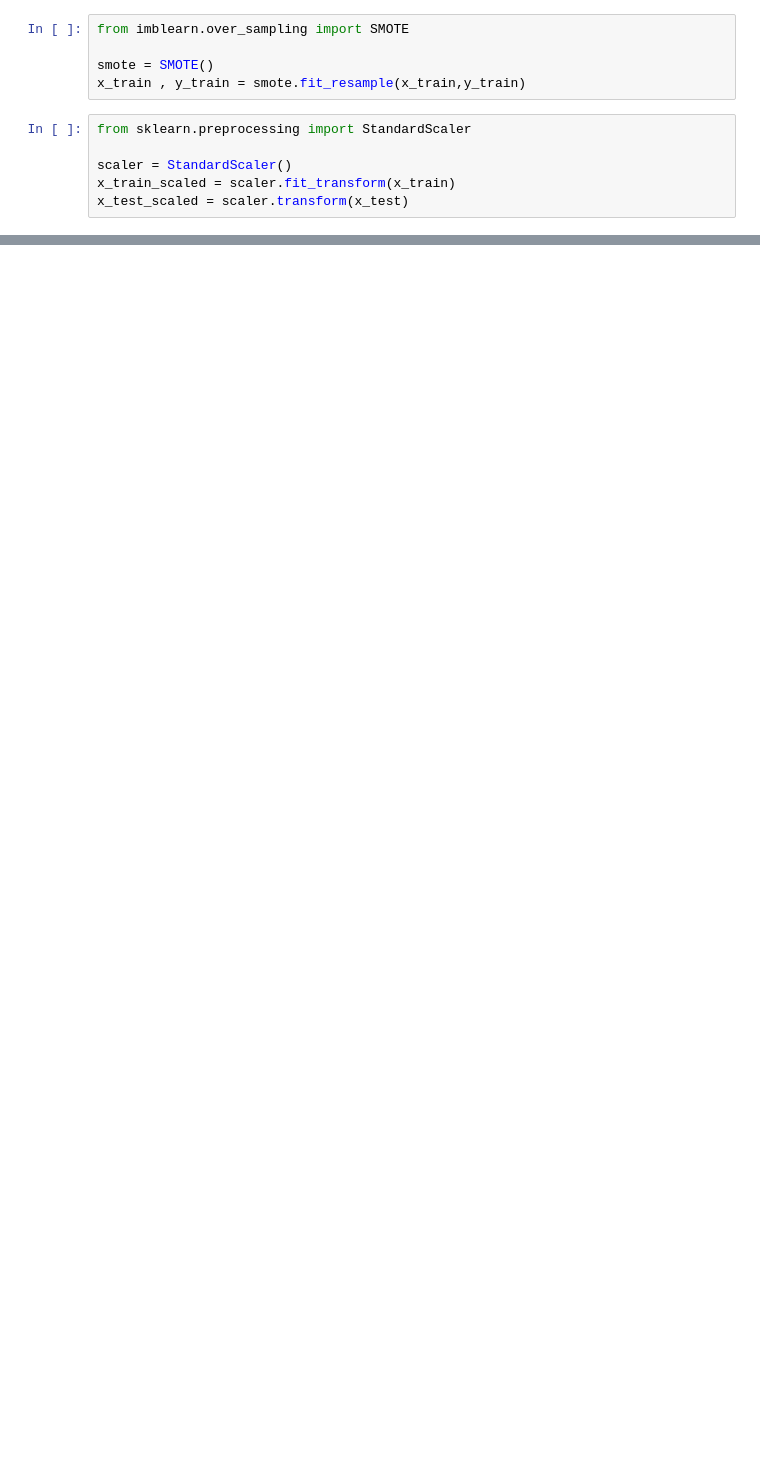
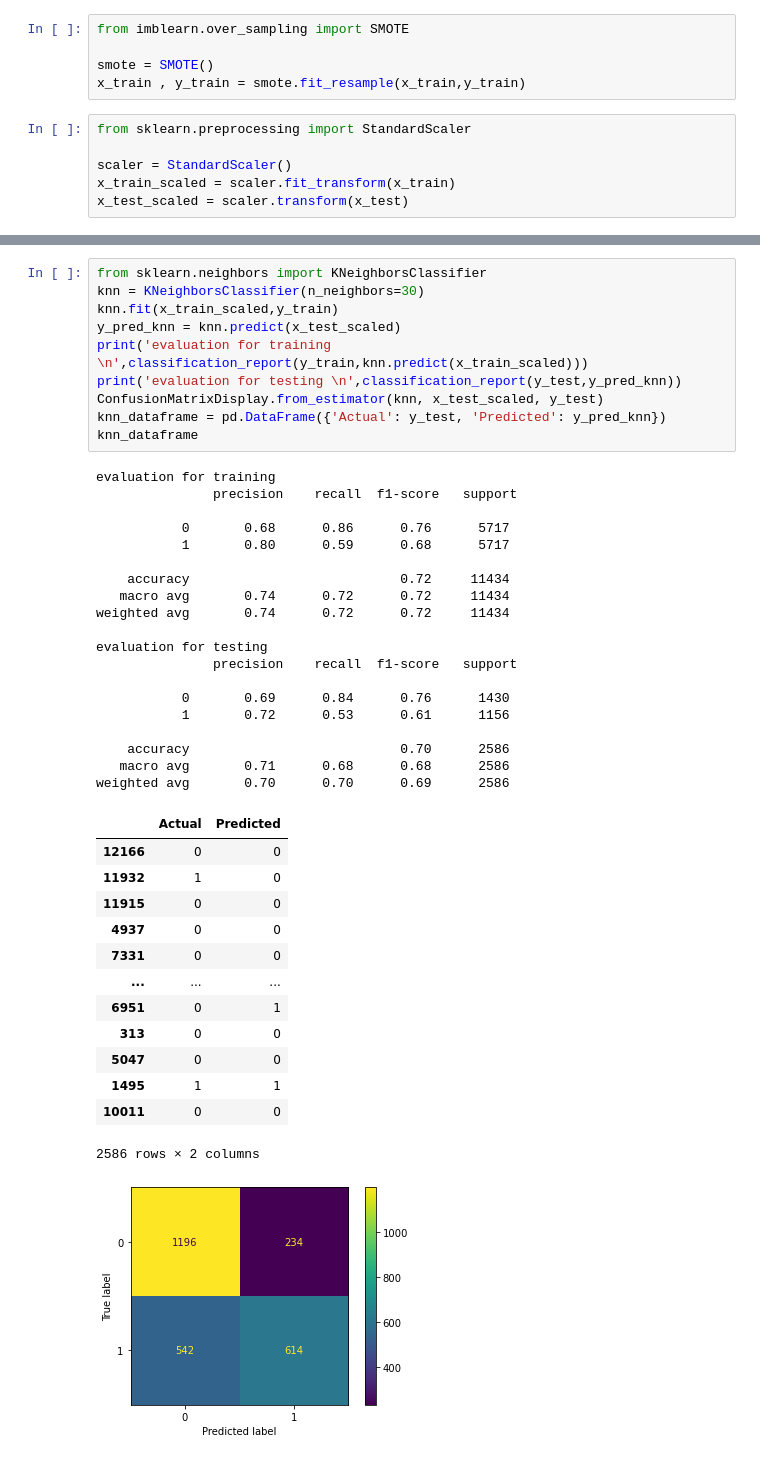
Before and after one commit to Yousef-Nasr/Zomato-Classification, a Jupyter notebook: notebooks/trainModelClassification.ipynb, the cells around one changed output, grey strips where cells are left out. Saved outputs shown, nothing was run; the diff lists cells and outputs as text; blank space fills up the shorter version.

```diff
--- a/notebooks/trainModelClassification.ipynb
+++ b/notebooks/trainModelClassification.ipynb
@@ -217,0 +233,44 @@ weighted avg       0.84      0.84      0.84      2646
+# %%
+from sklearn.neighbors import KNeighborsClassifier
+knn = KNeighborsClassifier(n_neighbors=30)
+knn.fit(x_train_scaled,y_train)
+y_pred_knn = knn.predict(x_test_scaled)
+print('evaluation for training \n',classification_report(y_train,knn.predict(x_train_scaled)))
+print('evaluation for testing \n',classification_report(y_test,y_pred_knn))
+ConfusionMatrixDisplay.from_estimator(knn, x_test_scaled, y_test)
+knn_dataframe = pd.DataFrame({'Actual': y_test, 'Predicted': y_pred_knn})
+knn_dataframe
+# %% [output]
+evaluation for training
+               precision    recall  f1-score   support
+
+           0       0.68      0.86      0.76      5717
+           1       0.80      0.59      0.68      5717
+
+    accuracy                           0.72     11434
+   macro avg       0.74      0.72      0.72     11434
+weighted avg       0.74      0.72      0.72     11434
+
+evaluation for testing
+               precision    recall  f1-score   support
+
+           0       0.69      0.84      0.76      1430
+           1       0.72      0.53      0.61      1156
+
+    accuracy                           0.70      2586
+   macro avg       0.71      0.68      0.68      2586
+weighted avg       0.70      0.70      0.69      2586
+|  | Actual | Predicted |
+| 12166 | 0 | 0 |
+| 11932 | 1 | 0 |
+| 11915 | 0 | 0 |
+| 4937 | 0 | 0 |
+| 7331 | 0 | 0 |
+| ... | ... | ... |
+| 6951 | 0 | 1 |
+| 313 | 0 | 0 |
+| 5047 | 0 | 0 |
+| 1495 | 1 | 1 |
+| 10011 | 0 | 0 |
+2586 rows × 2 columns
+[figure, added]
```
Also changed, not shown: parts of 62 cells of this notebook, 7 other files.
